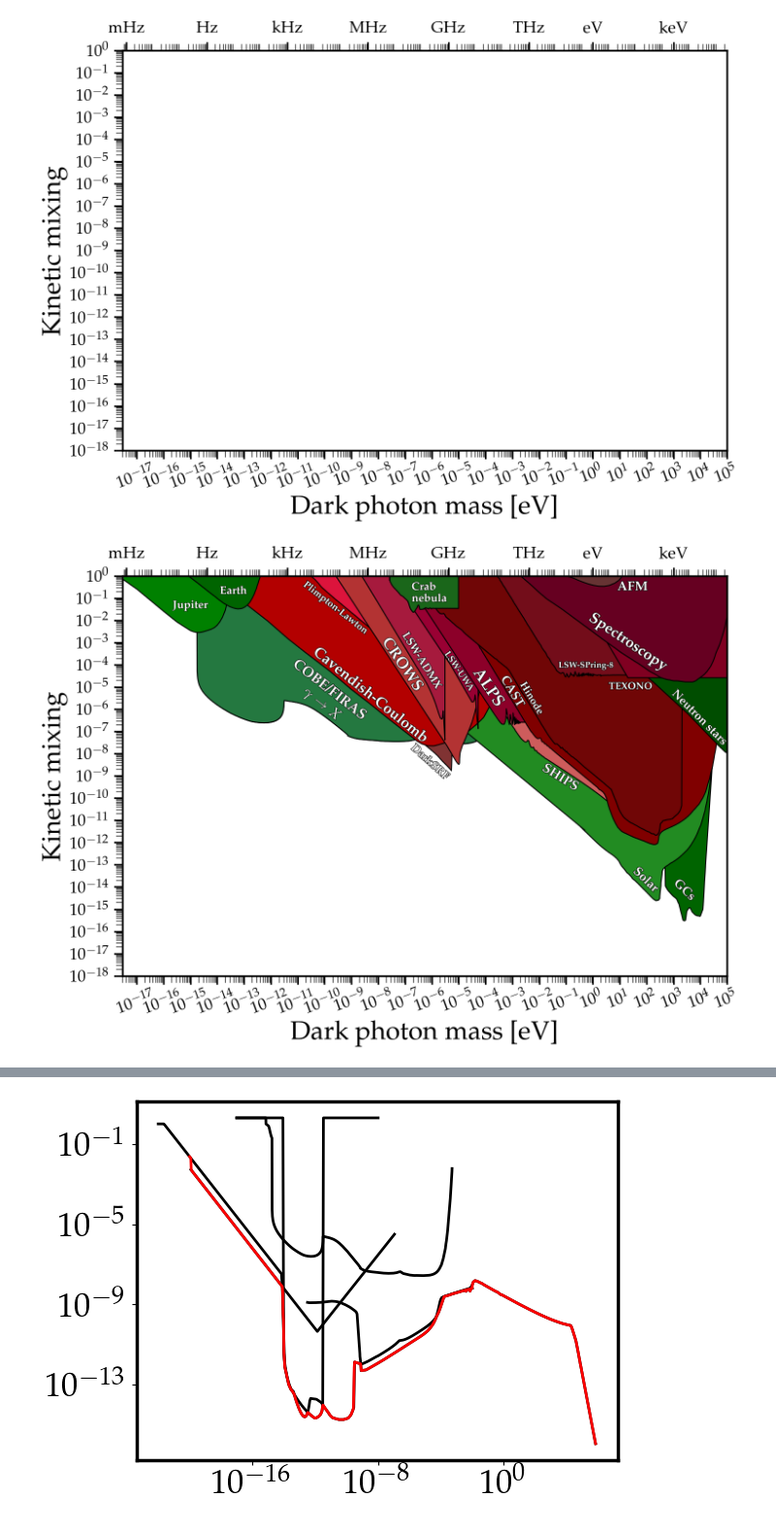
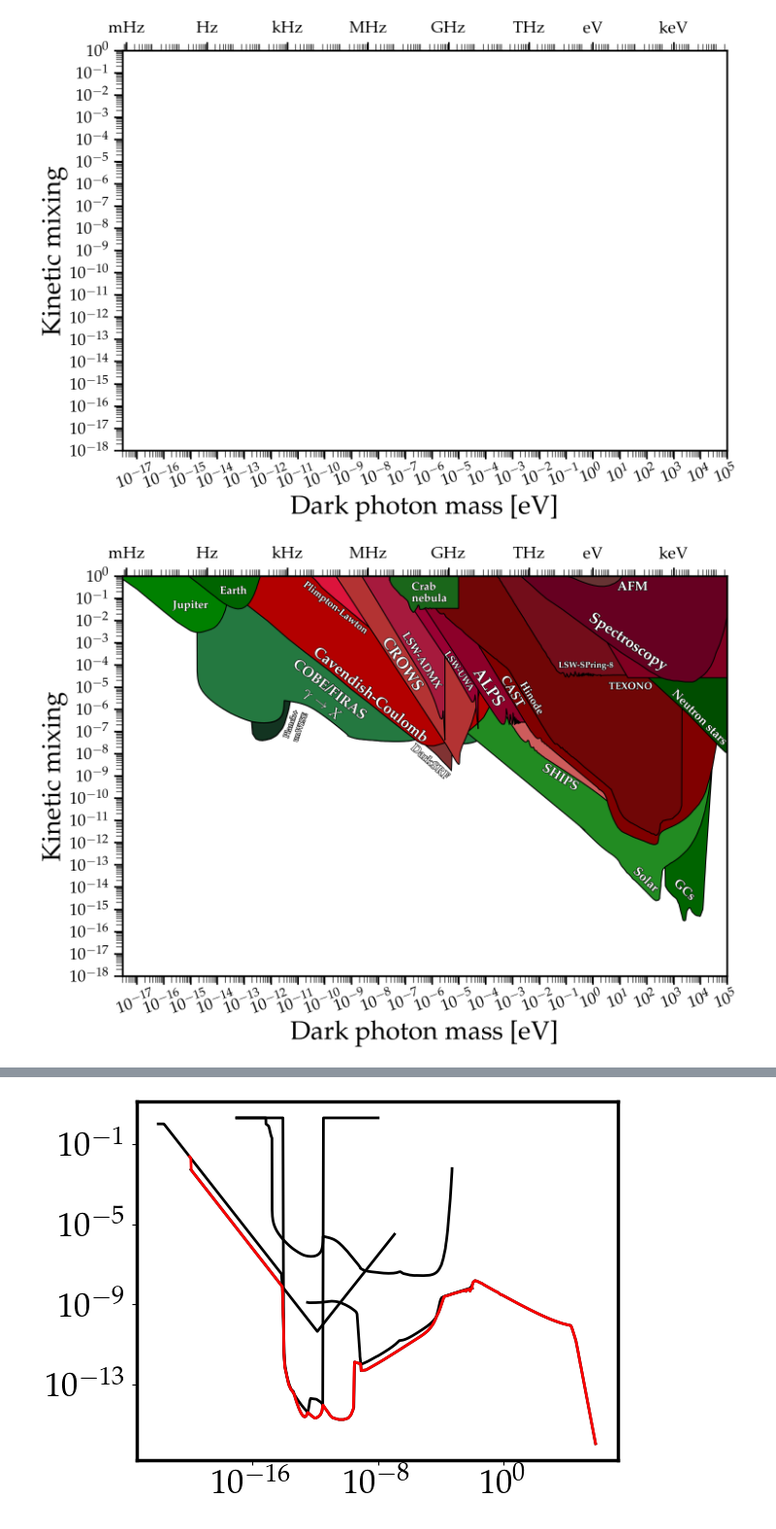
Before and after one commit to cajohare/AxionLimits, a Jupyter notebook: DarkPhoton.ipynb, the cells around one changed output, grey strips where cells are left out. Shown at 97% size. Saved outputs shown, nothing was run; the diff lists cells and outputs as text; code cells hidden in the pictures.

```diff
--- a/DarkPhoton.ipynb
+++ b/DarkPhoton.ipynb
@@ -518,20 +525,21 @@ MySaveFig(fig,'DarkPhoton_blank')
 # %%
 fig,ax = DarkPhoton.FigSetup()
 DarkPhoton.LSW(ax)
 DarkPhoton.CAST(ax)
 DarkPhoton.SHIPS(ax)
 DarkPhoton.Hinode(ax)
 DarkPhoton.Coulomb(ax)
 DarkPhoton.TEXONO(ax)
 DarkPhoton.StellarBounds(ax)
 DarkPhoton.COBEFIRAS(ax)
+DarkPhoton.Planck_unWISE(ax)
 DarkPhoton.Jupiter(ax)
 DarkPhoton.Earth(ax)
 DarkPhoton.Crab(ax)
 DarkPhoton.NeutronStarCooling(ax)
 MySaveFig(fig,'DarkPhoton_PhotonSearches_and_StellarBounds')
 # %% [output]
-[figure, old version]
+[figure, new version]
 # %%
 fig,ax = DarkPhoton.FigSetup()
 DarkPhoton.DarkMatter(ax)
```
Also changed, not shown: parts of 6 cells of this notebook, 23 other files.
